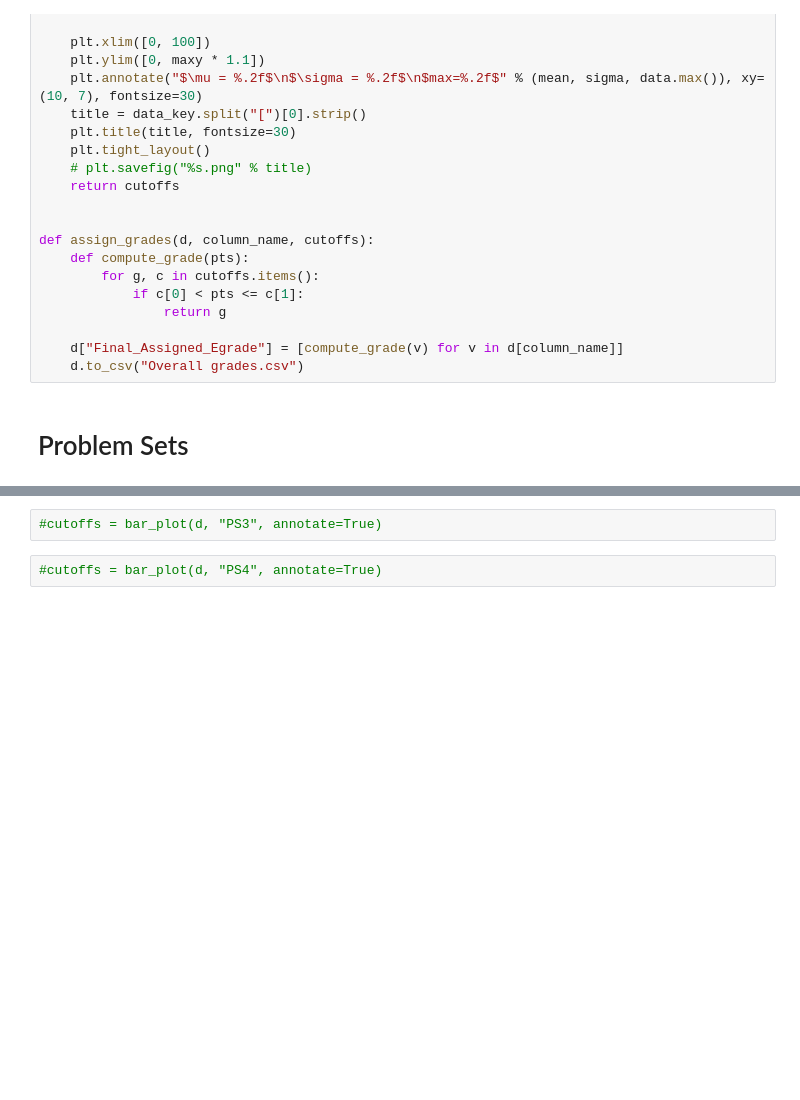
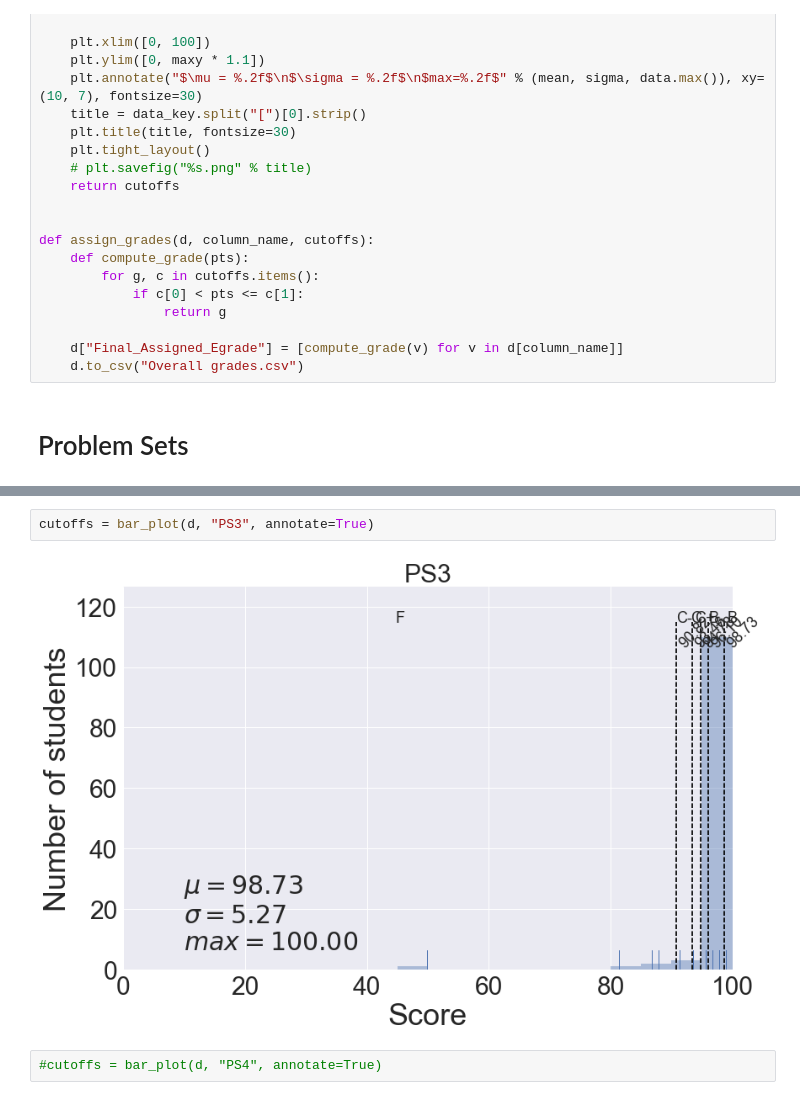
Before and after one commit to materialsvirtuallab/ceng114, a Jupyter notebook: grades/statsw2017.ipynb, the cells around one changed output, grey strips where cells are left out. Saved outputs shown, nothing was run; the diff lists cells and outputs as text; blank space fills up the shorter version.

```diff
--- a/grades/statsw2017.ipynb
+++ b/grades/statsw2017.ipynb
@@ -156,5 +158,7 @@ cutoffs = bar_plot(d, "PS1", annotate=True)
 # %%
-#cutoffs = bar_plot(d, "PS3", annotate=True)
+cutoffs = bar_plot(d, "PS3", annotate=True)
+# %% [output]
+[figure, added]
 # %%
 #cutoffs = bar_plot(d, "PS4", annotate=True)
 # %%
```
Also changed, not shown: parts of 6 cells of this notebook.
